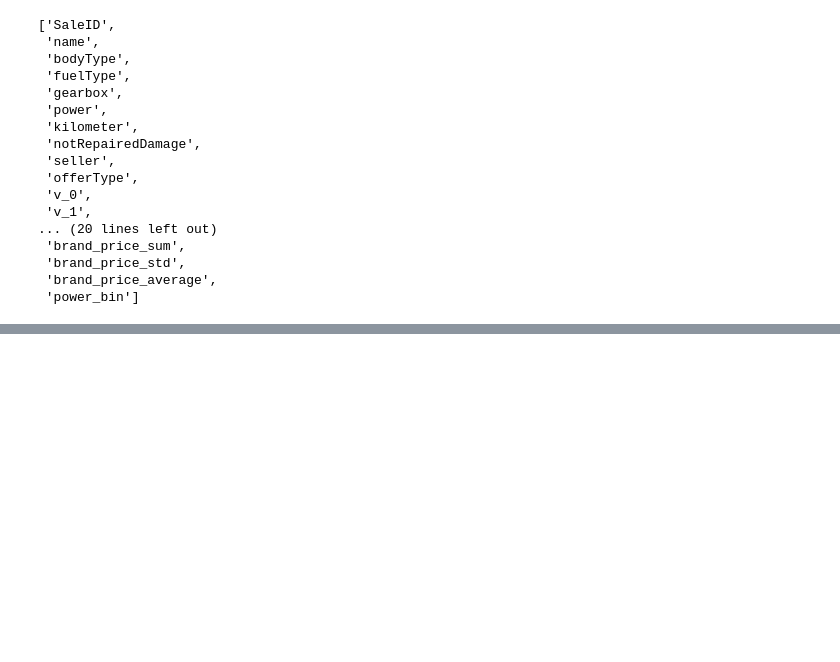
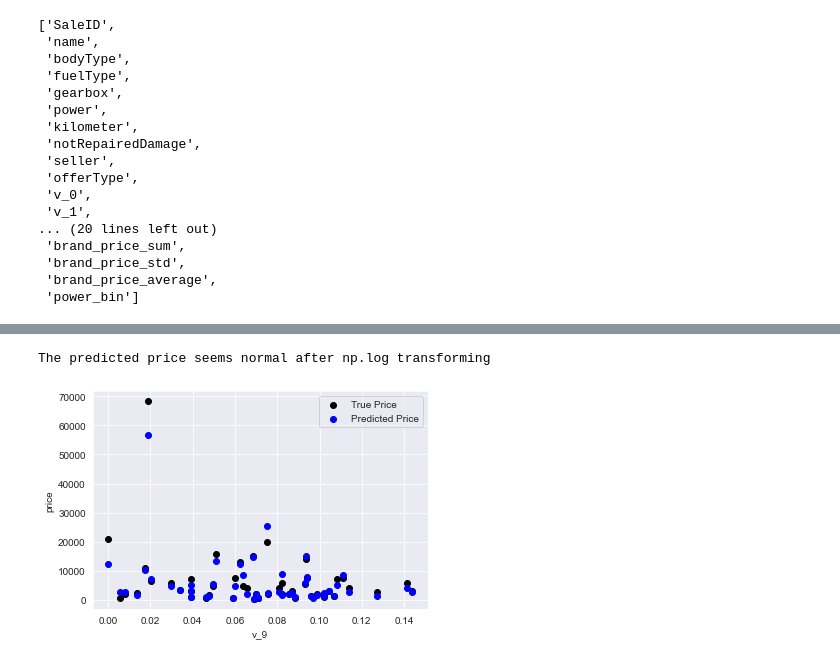
Before and after one commit to SihanWang-WHU/cars_deal_price_prediction, a Jupyter notebook: modelling.ipynb, the cells around one changed output, grey strips where cells are left out. Saved outputs shown, nothing was run; the diff lists cells and outputs as text; code cells hidden in the pictures; blank space fills up the shorter version.

```diff
--- a/modelling.ipynb
+++ b/modelling.ipynb
@@ -69,0 +168,5 @@ continuous_feature_names
+# %%
+model = model.fit(train_X, train_y_ln)
+
+print('intercept:'+ str(model.intercept_))
+sorted(dict(zip(continuous_feature_names, model.coef_)).items(), key=lambda x:x[1], reverse=True)
@@ -69,0 +192,11 @@ continuous_feature_names
+# %%
+plt.scatter(train_X['v_9'][subsample_index], train_y[subsample_index], color='black')
+plt.scatter(train_X['v_9'][subsample_index], np.exp(model.predict(train_X.loc[subsample_index])), color='blue')
+plt.xlabel('v_9')
+plt.ylabel('price')
+plt.legend(['True Price','Predicted Price'],loc='upper right')
+print('The predicted price seems normal after np.log transforming')
+plt.show()
+# %% [output]
+The predicted price seems normal after np.log transforming
+[figure, added]
```
Also changed, not shown: parts of 38 cells of this notebook.
